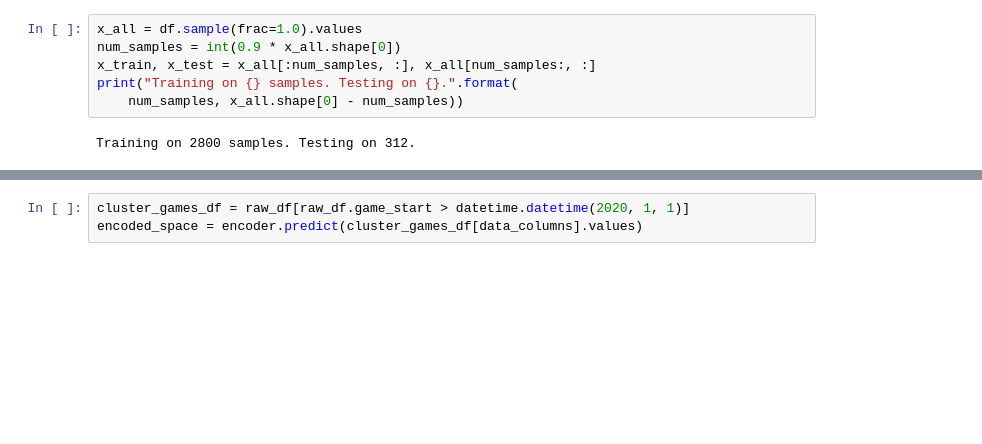
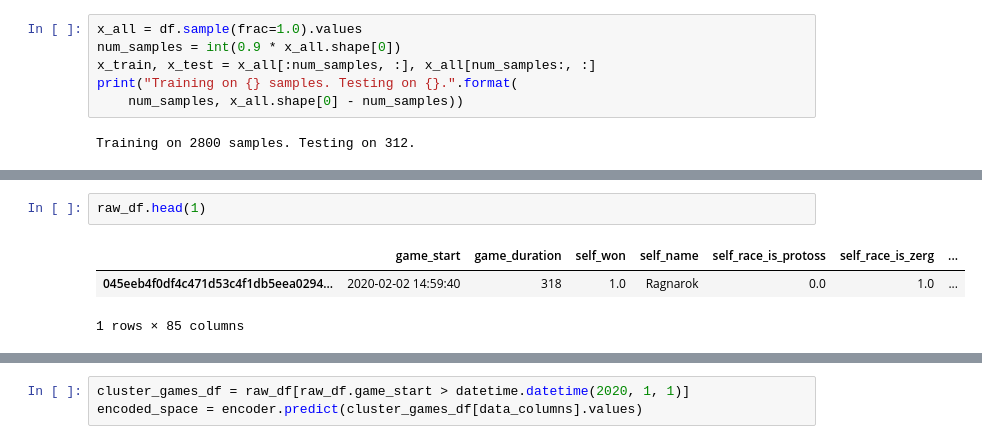
Before and after one commit to axiak/sc2creativity, a Jupyter notebook: notebooks/Autoencoder - density.ipynb, the cells around one changed output, grey strips where cells are left out. Cells and saved outputs as stored; diff of their text form; blank space fills up the shorter version.

```diff
--- a/notebooks/Autoencoder - density.ipynb
+++ b/notebooks/Autoencoder - density.ipynb
@@ -104 +104,7 @@ Epoch 2500/2500
 <keras.callbacks.callbacks.History at 0x...>
+# %%
+raw_df.head(1)
+# %% [output]
+|  | game_start | game_duration | self_won | self_name | self_race_is_protoss | self_race_is_zerg | ... |
+| 045eeb4f0df4c471d53c4f1db5eea0294... | 2020-02-02 14:59:40 | 318 | 1.0 | Ragnarok | 0.0 | 1.0 | ... |
+1 rows × 85 columns
```
Also changed, not shown: parts of 10 cells of this notebook, 2 other files.
